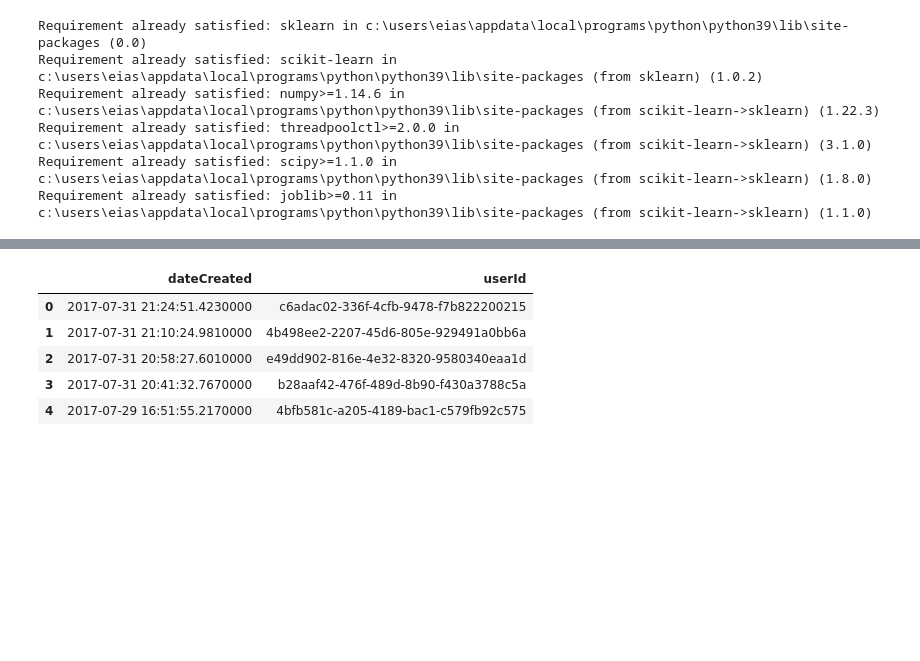
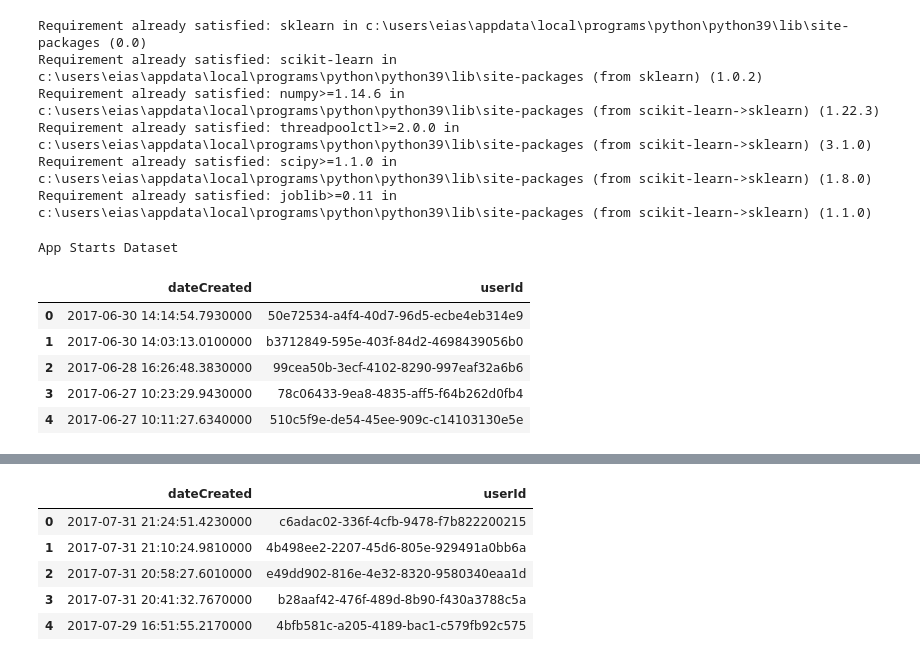
Before and after one commit to eserinanarslan/churn_probability, a Jupyter notebook: notebooks/preprocess.ipynb, the cells around one changed output, grey strips where cells are left out. Drawn from its saved outputs; the diff is of its cells as text; code cells hidden in the pictures; blank space fills up the shorter version.

```diff
--- a/notebooks/preprocess.ipynb
+++ b/notebooks/preprocess.ipynb
@@ -64,5 +64,15 @@ def reduce_mem_usage(df, verbose=True):
 app_starts_july_df = pd.read_csv("../dataset/app starts july.txt", delimiter="\t")
 # %%
 app_starts_df = pd.read_csv("../dataset/app starts.txt", delimiter="\t")
+print("App Starts Dataset")
+app_starts_df.head()
+# %% [output]
+App Starts Dataset
+|  | dateCreated | userId |
+| 0 | 2017-06-30 14:14:54.7930000 | 50e72534-a4f4-40d7-96d5-ecbe4eb314e9 |
+| 1 | 2017-06-30 14:03:13.0100000 | b3712849-595e-403f-84d2-4698439056b0 |
+| 2 | 2017-06-28 16:26:48.3830000 | 99cea50b-3ecf-4102-8290-997eaf32a6b6 |
+| 3 | 2017-06-27 10:23:29.9430000 | 78c06433-9ea8-4835-aff5-f64b262d0fb4 |
+| 4 | 2017-06-27 10:11:27.6340000 | 510c5f9e-de54-45ee-909c-c14103130e5e |
 # %%
 brochure_views_july_df = pd.read_csv("../dataset/brochure views july.txt", delimiter="\t")
```
Also changed, not shown: parts of 3 cells of this notebook, 1 other file.
